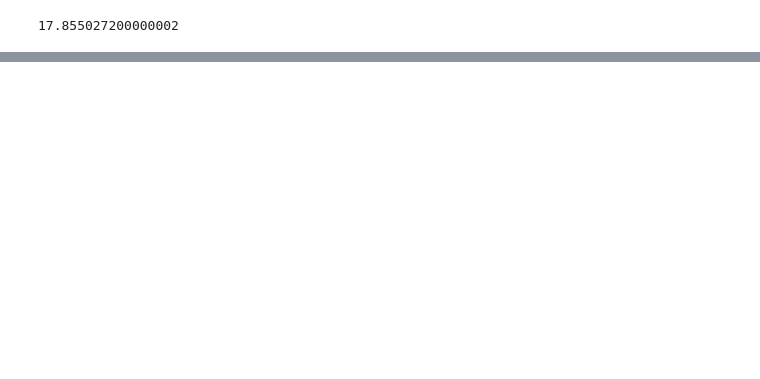
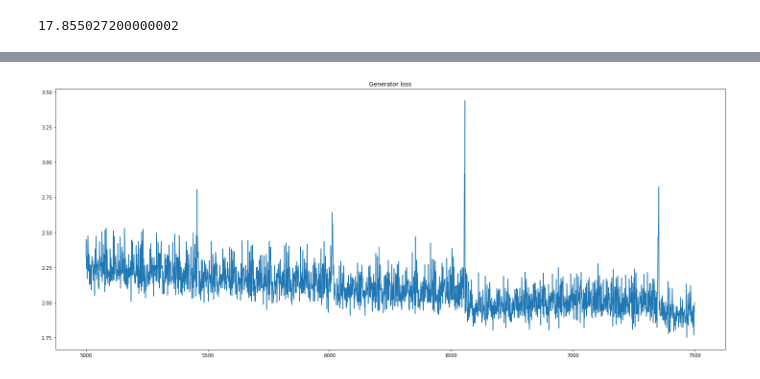
Before and after one commit to KennethChewx/Capstone, a Jupyter notebook: Testing.ipynb, the cells around one changed output, grey strips where cells are left out. Cells and saved outputs as stored; diff of their text form; code cells hidden in the pictures; blank space fills up the shorter version.

```diff
--- a/Testing.ipynb
+++ b/Testing.ipynb
@@ -303,0 +304,4 @@ Ttest_relResult(statistic=7.607457944811196, pvalue=1.6471632204542282e-11)
+# %%
+import pandas as pd
+df = pd.read_csv('less_norm_25_loss_csv100.csv')
+df.tail()
@@ -303,0 +315,11 @@ Ttest_relResult(statistic=7.607457944811196, pvalue=1.6471632204542282e-11)
+# %%
+import matplotlib.pyplot as plt
+%matplotlib inline
+
+plt.figure(figsize=(25,10))
+
+plt.plot(df['Generator Loss per step'][5000:7500])
+plt.title("Generator loss")
+plt.show()
+# %% [output]
+[figure, added]
```
Also changed, not shown: parts of 7 cells of this notebook, 38 other files.
